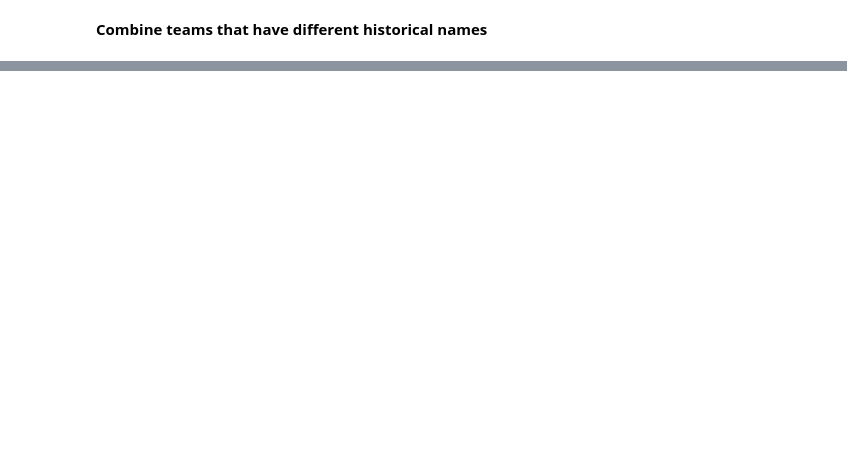
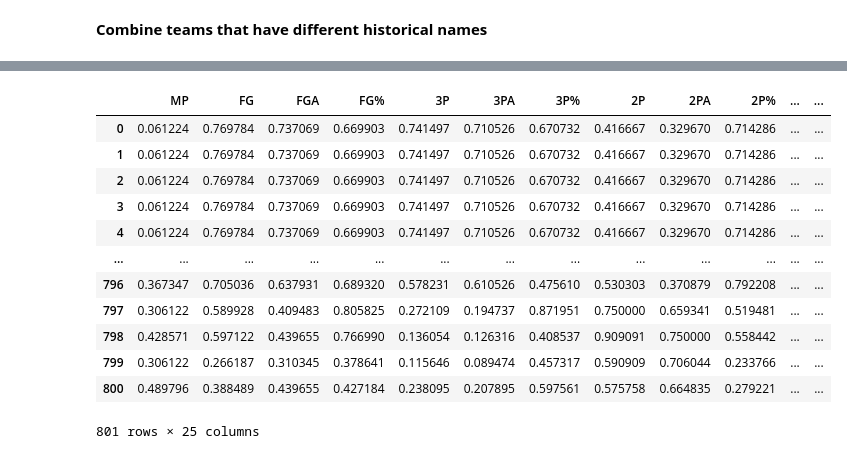
Before and after one commit to cng04/NBA-Champion-Predictor-Project, a Jupyter notebook: cleaning_data.ipynb, the cells around one changed output, grey strips where cells are left out. Saved outputs shown, nothing was run; the diff lists cells and outputs as text; code cells hidden in the pictures; blank space fills up the shorter version.

Commit message:
Finished merging data
Produced .csv file

```diff
--- a/cleaning_data.ipynb
+++ b/cleaning_data.ipynb
@@ -27,4 +28,4 @@ df
 **Combine teams that have different historical names**
 # %%
 replace_dict = {"NJN": "BRK", "CHA": "CHO", "CHH": "CHO", "VAN": "MEM", "NOH": "NOP", "NOK": "NOP", "SEA": "OKC", "WSB": "WAS"}
-df["Team"] = df["Team"].replace(replace_dict)
+t_stats_df["Team"] = t_stats_df["Team"].replace(replace_dict)
@@ -71,0 +50,3 @@ found
+# %%
+t_score_df = pd.read_csv("playoff_score.csv")
+del t_score_df["Unnamed: 0"]
@@ -71,0 +69,8 @@ found
+# %%
+# merge the team stats and scores dataframe on the "Team" and "Year" columns
+# how=left means a left join meaning all rows from the larger dataframe are kept, only matching rows from
+# the smaller dataframe are merged
+
+combined_df = pd.merge(t_stats_df, t_score_df, on=["Team", "Year"], how="left")
+# %%
+combined_df["Score"].fillna(0, inplace=True)
@@ -71,0 +93,29 @@ found
+# %%
+# scaling the data to values between 0 (smallest value) to 1 (largest value) using the MinMaxScaler Class from
+# sk.learnprocessing library
+
+scaler = MinMaxScaler()
+
+avoid_scale = ["Year", "Team", "Score"]
+
+# choosing which columns to scale
+scale_cols = combined_df.columns[~combined_df.columns.isin(avoid_scale)]
+
+# scaling the chosen columns
+combined_df[scale_cols] = scaler.fit_transform(combined_df[scale_cols])
+
+combined_df
+# %% [output]
+|  | MP | FG | FGA | FG% | 3P | 3PA | 3P% | 2P | 2PA | 2P% | ... | ... |
+| 0 | 0.061224 | 0.769784 | 0.737069 | 0.669903 | 0.741497 | 0.710526 | 0.670732 | 0.416667 | 0.329670 | 0.714286 | ... | ... |
+| 1 | 0.061224 | 0.769784 | 0.737069 | 0.669903 | 0.741497 | 0.710526 | 0.670732 | 0.416667 | 0.329670 | 0.714286 | ... | ... |
+| 2 | 0.061224 | 0.769784 | 0.737069 | 0.669903 | 0.741497 | 0.710526 | 0.670732 | 0.416667 | 0.329670 | 0.714286 | ... | ... |
+| 3 | 0.061224 | 0.769784 | 0.737069 | 0.669903 | 0.741497 | 0.710526 | 0.670732 | 0.416667 | 0.329670 | 0.714286 | ... | ... |
+| 4 | 0.061224 | 0.769784 | 0.737069 | 0.669903 | 0.741497 | 0.710526 | 0.670732 | 0.416667 | 0.329670 | 0.714286 | ... | ... |
+| ... | ... | ... | ... | ... | ... | ... | ... | ... | ... | ... | ... | ... |
+| 796 | 0.367347 | 0.705036 | 0.637931 | 0.689320 | 0.578231 | 0.610526 | 0.475610 | 0.530303 | 0.370879 | 0.792208 | ... | ... |
+| 797 | 0.306122 | 0.589928 | 0.409483 | 0.805825 | 0.272109 | 0.194737 | 0.871951 | 0.750000 | 0.659341 | 0.519481 | ... | ... |
+| 798 | 0.428571 | 0.597122 | 0.439655 | 0.766990 | 0.136054 | 0.126316 | 0.408537 | 0.909091 | 0.750000 | 0.558442 | ... | ... |
+| 799 | 0.306122 | 0.266187 | 0.310345 | 0.378641 | 0.115646 | 0.089474 | 0.457317 | 0.590909 | 0.706044 | 0.233766 | ... | ... |
+| 800 | 0.489796 | 0.388489 | 0.439655 | 0.427184 | 0.238095 | 0.207895 | 0.597561 | 0.575758 | 0.664835 | 0.279221 | ... | ... |
+801 rows × 25 columns
```
Also changed, not shown: parts of 13 cells of this notebook, 2 other files.
